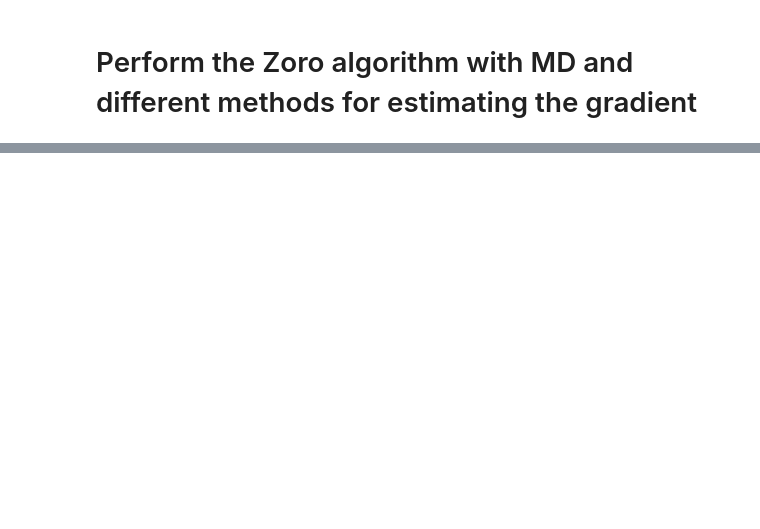
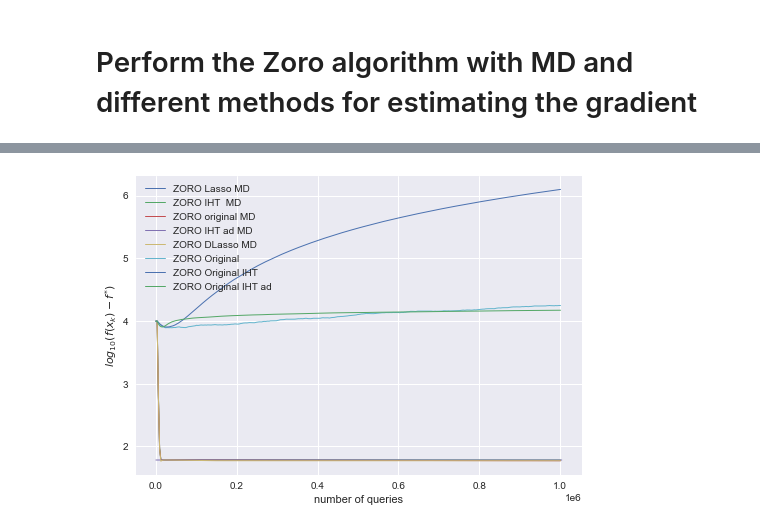
Before and after one commit to ilyeshammouda/Stage_2A_ENSAE, a Jupyter notebook: notebook/ZORO.ipynb, the cells around one changed output, grey strips where cells are left out. Saved outputs shown, nothing was run; the diff lists cells and outputs as text; code cells hidden in the pictures; blank space fills up the shorter version.

```diff
--- a/notebook/ZORO.ipynb
+++ b/notebook/ZORO.ipynb
@@ -73,7 +75,7 @@ opt_IHT_MD  = ZORO_MD(x0, obj_func, params,algo='IHT_Classique', function_budget
 opt_Co_MD  = ZORO_MD(x0, obj_func, params,algo='CoSaMP', function_budget= int(1e6),s=sparsity,itt_IHT=itt_IHT,x_star=x_star)
 opt_IHT_ad_MD  = ZORO_MD(x0, obj_func, params,algo='IHT_ad', function_budget= int(1e6),s=sparsity,itt_IHT=itt_IHT,x_star=x_star)
 opt_Lass_MD  = ZORO_MD(x0, obj_func, params,algo='Lasso', function_budget= int(1e6),itt_Lasso=100,tol_Lasso=0.01)
-opt_DLasso_MD  = ZORO_MD(x0, obj_func, params,algo='DLasso', function_budget= int(1e6))
+opt_DLasso_MD  = ZORO_MD(x0, obj_func, params,algo='DLasso', function_budget= int(1e6),itt_Lasso=100,tol_Lasso=0.01)
 # %% [markdown]
 # Perform the original Zoro algorithm with different methods for estimating the gradient
 # %%
@@ -97,19 +207,30 @@ performance_log_ZORO_DLasso_MD,cost_DLasso_MD=opt_DLasso_MD.Zoro_MD()
 # %%
 fig, ax = plt.subplots()
 ax.plot(np.array(performance_log_ZORO_Lasso_MD)[:,0],
- (np.log10(np.array(performance_log_ZORO_Lasso_MD)[:,1])), linewidth=1, label = "ZORO Lasso")
+ (np.log10(np.array(performance_log_ZORO_Lasso_MD)[:,1])), linewidth=1, label = "ZORO Lasso MD")
 #ax.plot(np.array(performance_log_ZORO_Co_MD)[:,0],
  #(np.array(performance_log_ZORO_Co_MD)[:,1]), linewidth=1, label = "ZORO_MD")
 ax.plot(np.array(performance_log_ZORO_IHT_MD)[:,0],
  (np.log10(np.array(performance_log_ZORO_IHT_MD)[:,1])), linewidth=1, label = "ZORO IHT  MD")
 ax.plot(np.array(performance_log_ZORO_Co_MD)[:,0],
  (np.log10(np.array(performance_log_ZORO_Co_MD)[:,1])), linewidth=1, label = "ZORO original MD")
 ax.plot(np.array(performance_log_ZORO_IHT_ad_MD)[:,0],
- (np.log10(np.array(performance_log_ZORO_IHT_ad_MD)[:,1])), linewidth=1, label = "ZORO ad MD")
+ (np.log10(np.array(performance_log_ZORO_IHT_ad_MD)[:,1])), linewidth=1, label = "ZORO IHT ad MD")
+ax.plot(np.array(performance_log_ZORO_DLasso_MD)[:,0],
+ (np.log10(np.array(performance_log_ZORO_DLasso_MD)[:,1])), linewidth=1, label = "ZORO DLasso MD")
+ax.plot(np.array(performance_log_ZORO_Co)[:,0],
+ (np.log10(np.array(performance_log_ZORO_Co)[:,1])), linewidth=1, label = "ZORO Original")
+ax.plot(np.array(performance_log_ZORO_IHT)[:,0],
+ (np.log10(np.array(performance_log_ZORO_IHT)[:,1])), linewidth=1, label = "ZORO Original IHT ")
+ax.plot(np.array(performance_log_ZORO_IHT_ad)[:,0],
+ (np.log10(np.array(performance_log_ZORO_IHT_ad)[:,1])), linewidth=1, label = "ZORO Original IHT ad ")
+
 plt.xlabel('number of queries')
 plt.ylabel('$log_{10}(f(x_{k})-f^{*})$')
 leg = ax.legend()
 plt.show()
+# %% [output]
+[figure, added]
 # %%
 fig, ax = plt.subplots()
 ax.plot(np.array(cost_Co)[:,0],
```
Also changed, not shown: parts of 9 cells of this notebook, 1 other file.
